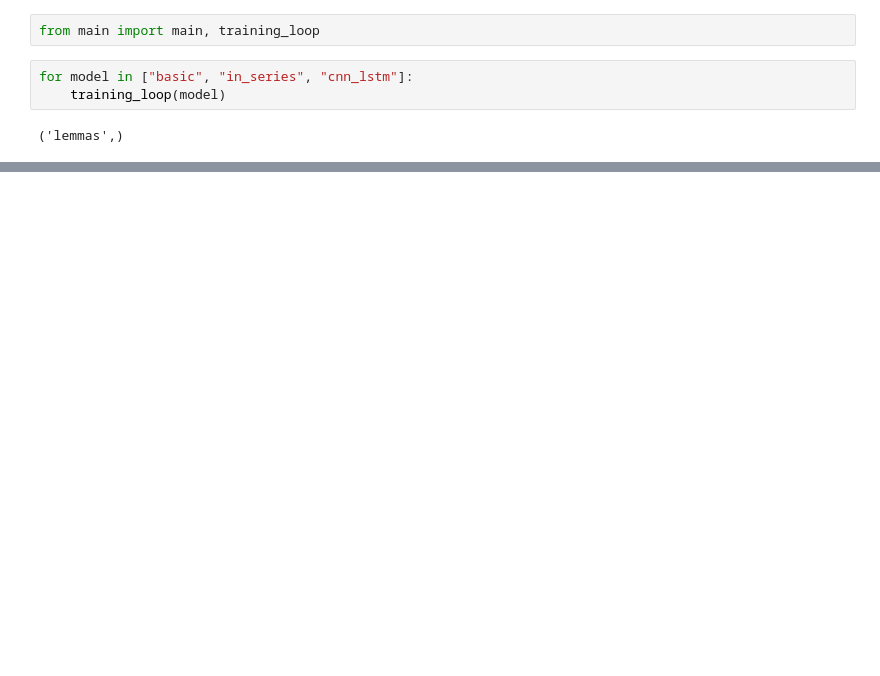
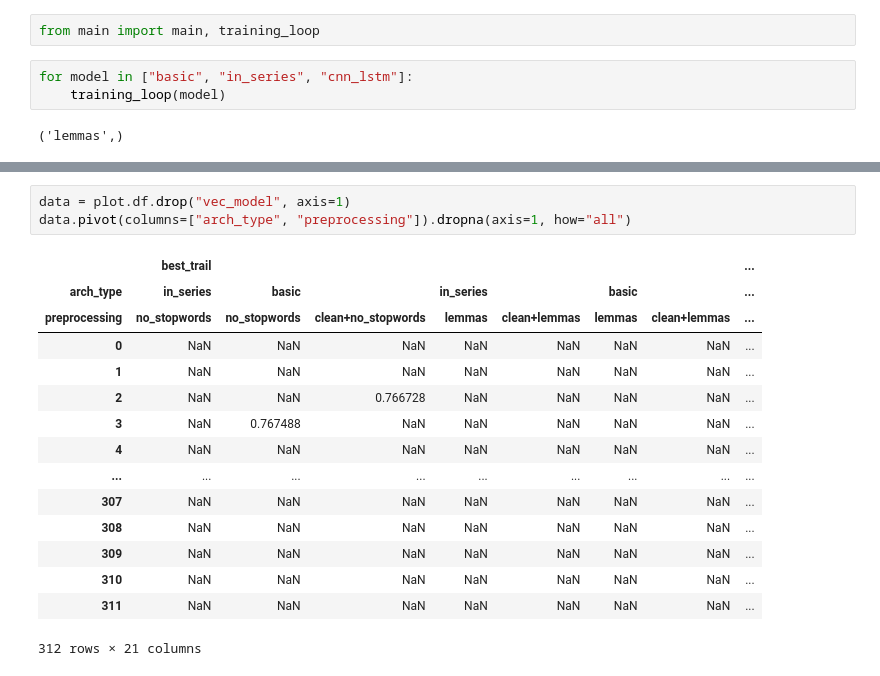
Before and after one commit to m-dziuba/magisterka, a Jupyter notebook: exploration.ipynb, the cells around one changed output, grey strips where cells are left out. Drawn from its saved outputs; the diff is of its cells as text; blank space fills up the shorter version.

```diff
--- a/exploration.ipynb
+++ b/exploration.ipynb
@@ -73,0 +106,19 @@ dtype: float64
+# %%
+data = plot.df.drop("vec_model", axis=1)
+data.pivot(columns=["arch_type", "preprocessing"]).dropna(axis=1, how="all")
+# %% [output]
+|  | best_trail |  |  |  |  |  |  | ... |
+| arch_type | in_series | basic |  | in_series |  | basic |  | ... |
+| preprocessing | no_stopwords | no_stopwords | clean+no_stopwords | lemmas | clean+lemmas | lemmas | clean+lemmas | ... |
+| 0 | NaN | NaN | NaN | NaN | NaN | NaN | NaN | ... |
+| 1 | NaN | NaN | NaN | NaN | NaN | NaN | NaN | ... |
+| 2 | NaN | NaN | 0.766728 | NaN | NaN | NaN | NaN | ... |
+| 3 | NaN | 0.767488 | NaN | NaN | NaN | NaN | NaN | ... |
+| 4 | NaN | NaN | NaN | NaN | NaN | NaN | NaN | ... |
+| ... | ... | ... | ... | ... | ... | ... | ... | ... |
+| 307 | NaN | NaN | NaN | NaN | NaN | NaN | NaN | ... |
+| 308 | NaN | NaN | NaN | NaN | NaN | NaN | NaN | ... |
+| 309 | NaN | NaN | NaN | NaN | NaN | NaN | NaN | ... |
+| 310 | NaN | NaN | NaN | NaN | NaN | NaN | NaN | ... |
+| 311 | NaN | NaN | NaN | NaN | NaN | NaN | NaN | ... |
+312 rows × 21 columns
```
Also changed, not shown: parts of 10 cells of this notebook, 5 other files.
